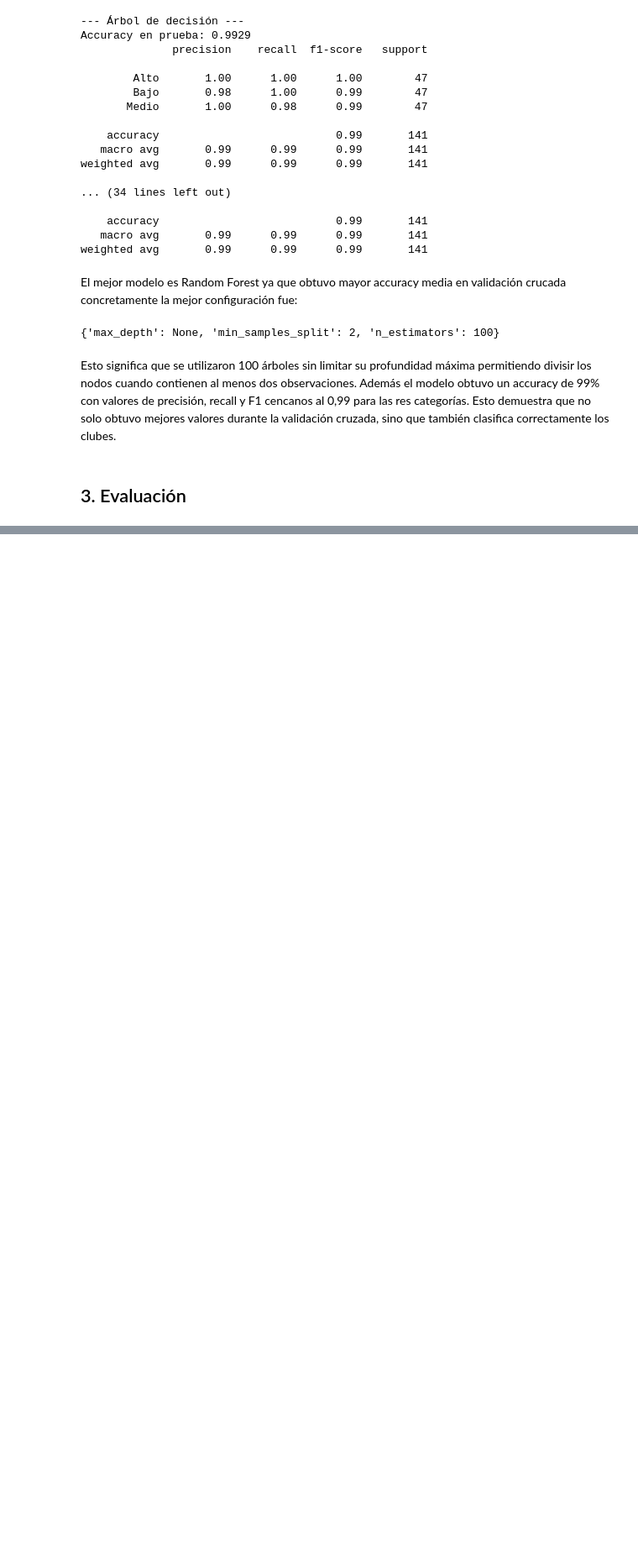
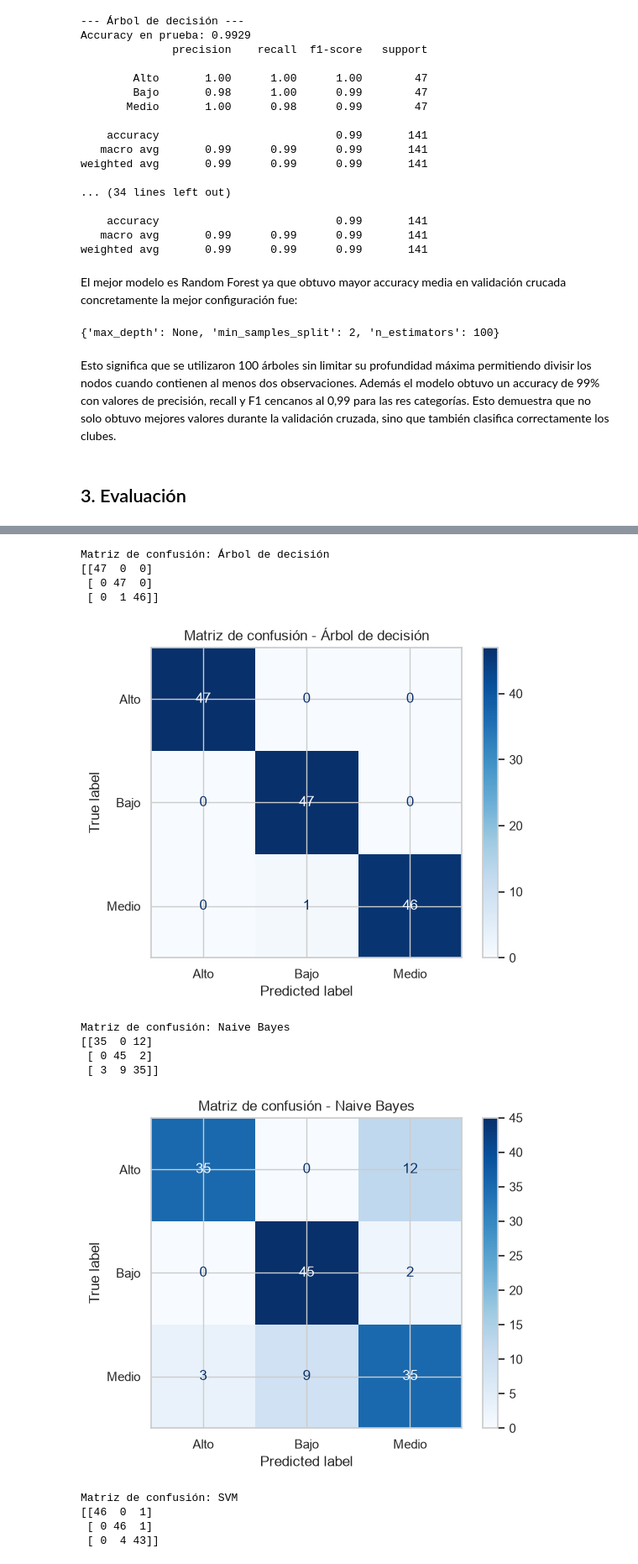
Before and after one commit to pedro-rodriguez-lopez/ML-Practica1-GrupoB9, a Jupyter notebook: PW1_E2_GRUPOB9.ipynb, the cells around one changed output, grey strips where cells are left out. Shown at 84% size. Saved outputs shown, nothing was run; the diff lists cells and outputs as text; code cells hidden in the pictures; blank space fills up the shorter version.

```diff
--- a/PW1_E2_GRUPOB9.ipynb
+++ b/PW1_E2_GRUPOB9.ipynb
@@ -672,0 +677,40 @@ Esto significa que se utilizaron 100 árboles sin limitar su profundidad máxima
+# %%
+from sklearn.metrics import confusion_matrix, ConfusionMatrixDisplay
+import matplotlib.pyplot as plt
+
+for nombre, busqueda in resultados.items():
+    modelo = busqueda.best_estimator_
+    predicciones = modelo.predict(X_test_scaled)
+
+    matriz = confusion_matrix(
+        y_test,
+        predicciones,
+        labels=['Alto', 'Bajo', 'Medio']
+    )
+
+    print(f'\nMatriz de confusión: {nombre}')
+    print(matriz)
+
+    visualizacion = ConfusionMatrixDisplay(
+        confusion_matrix=matriz,
+        display_labels=['Alto', 'Bajo', 'Medio']
+    )
+
+    visualizacion.plot(cmap='Blues', values_format='d')
+    plt.title(f'Matriz de confusión - {nombre}')
+    plt.show()
+# %% [output]
+Matriz de confusión: Árbol de decisión
+[[47  0  0]
+ [ 0 47  0]
+ [ 0  1 46]]
+[figure, added]
+Matriz de confusión: Naive Bayes
+[[35  0 12]
+ [ 0 45  2]
+ [ 3  9 35]]
+[figure, added]
+Matriz de confusión: SVM
+[[46  0  1]
+ [ 0 46  1]
+ [ 0  4 43]]
```
Also changed, not shown: parts of 23 cells of this notebook.
